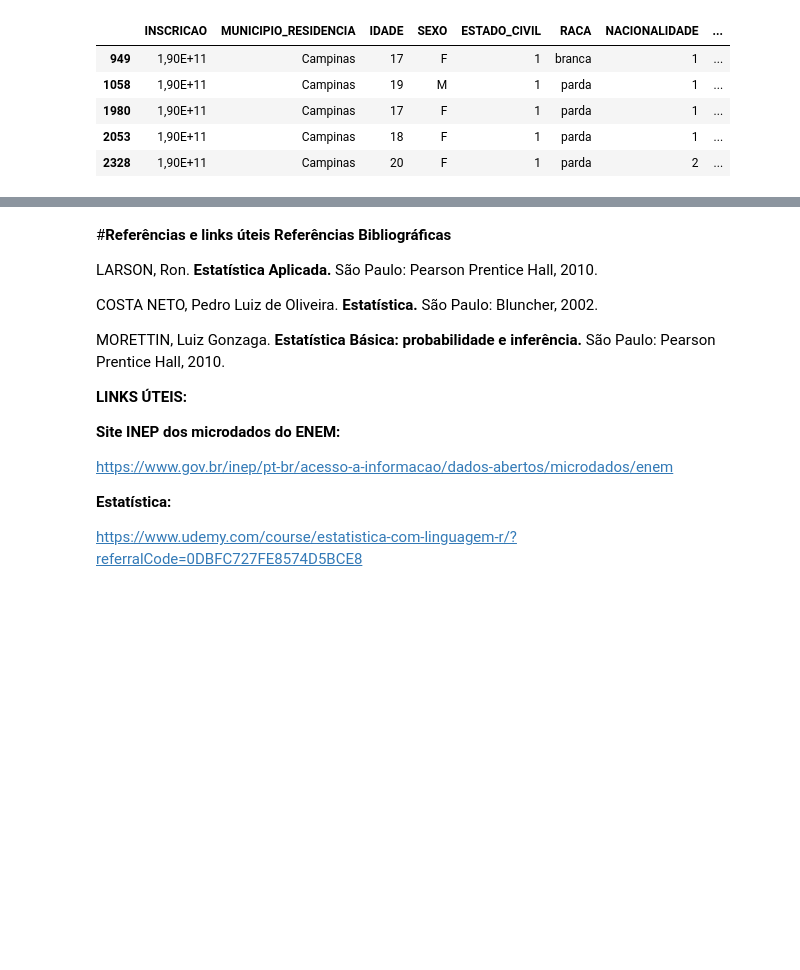
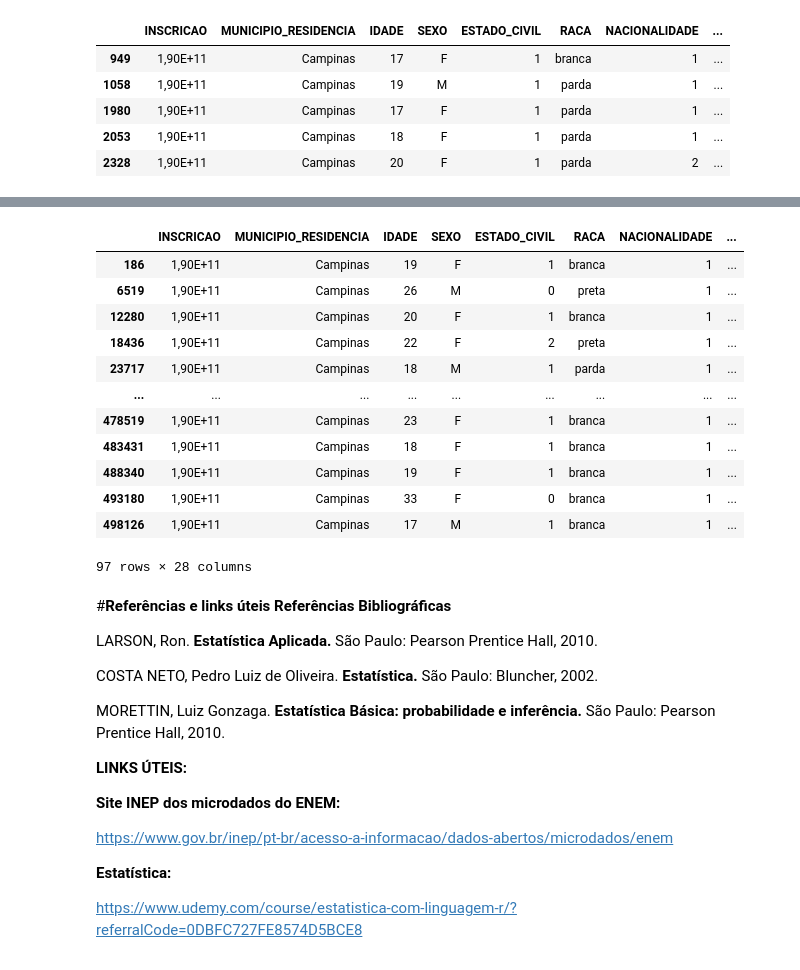
Before and after one commit to mateus-neres/Analise_estatistica_enem_2019, a Jupyter notebook: amostragem_etapa02.ipynb, the cells around one changed output, grey strips where cells are left out. Saved outputs shown, nothing was run; the diff lists cells and outputs as text; code cells hidden in the pictures; blank space fills up the shorter version.

```diff
--- a/amostragem_etapa02.ipynb
+++ b/amostragem_etapa02.ipynb
@@ -126,0 +179,3 @@ amostra_simples.head(5)
+# %%
+inicio = np.random.choice(10,1)
+passo = np.random.randint(100,150,1)
@@ -127,3 +195,21 @@ amostra_simples.head(5)
+# %%
+amostra2 = enem_campinas.iloc[amostra2,:]
+# %%
+amostra2
+# %% [output]
+|  | INSCRICAO | MUNICIPIO_RESIDENCIA | IDADE | SEXO | ESTADO_CIVIL | RACA | NACIONALIDADE | ... |
+| 186 | 1,90E+11 | Campinas | 19 | F | 1 | branca | 1 | ... |
+| 6519 | 1,90E+11 | Campinas | 26 | M | 0 | preta | 1 | ... |
+| 12280 | 1,90E+11 | Campinas | 20 | F | 1 | branca | 1 | ... |
+| 18436 | 1,90E+11 | Campinas | 22 | F | 2 | preta | 1 | ... |
+| 23717 | 1,90E+11 | Campinas | 18 | M | 1 | parda | 1 | ... |
+| ... | ... | ... | ... | ... | ... | ... | ... | ... |
+| 478519 | 1,90E+11 | Campinas | 23 | F | 1 | branca | 1 | ... |
+| 483431 | 1,90E+11 | Campinas | 18 | F | 1 | branca | 1 | ... |
+| 488340 | 1,90E+11 | Campinas | 19 | F | 1 | branca | 1 | ... |
+| 493180 | 1,90E+11 | Campinas | 33 | F | 0 | branca | 1 | ... |
+| 498126 | 1,90E+11 | Campinas | 17 | M | 1 | branca | 1 | ... |
+97 rows × 28 columns
 # %% [markdown]
 #**Referências e links úteis**
 **Referências Bibliográficas**
```
Also changed, not shown: parts of 17 cells of this notebook.
